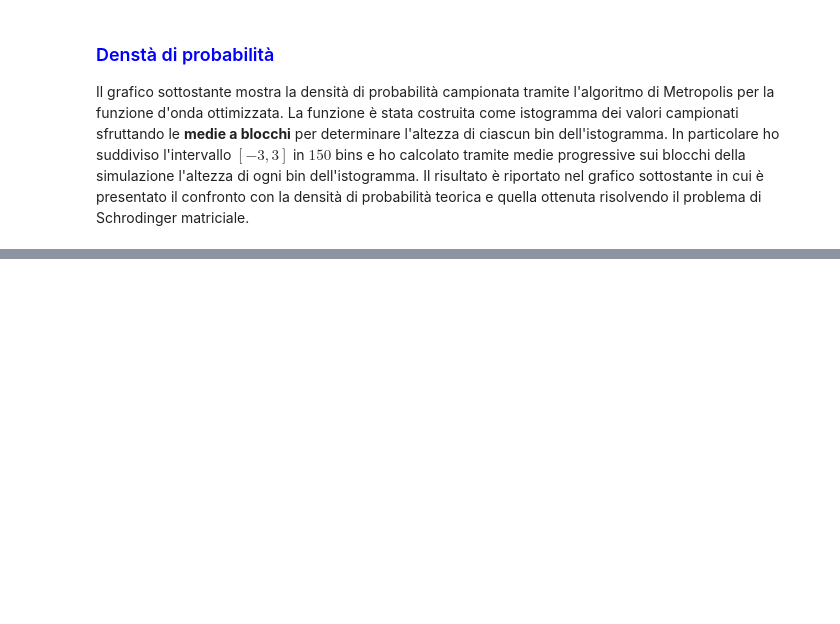
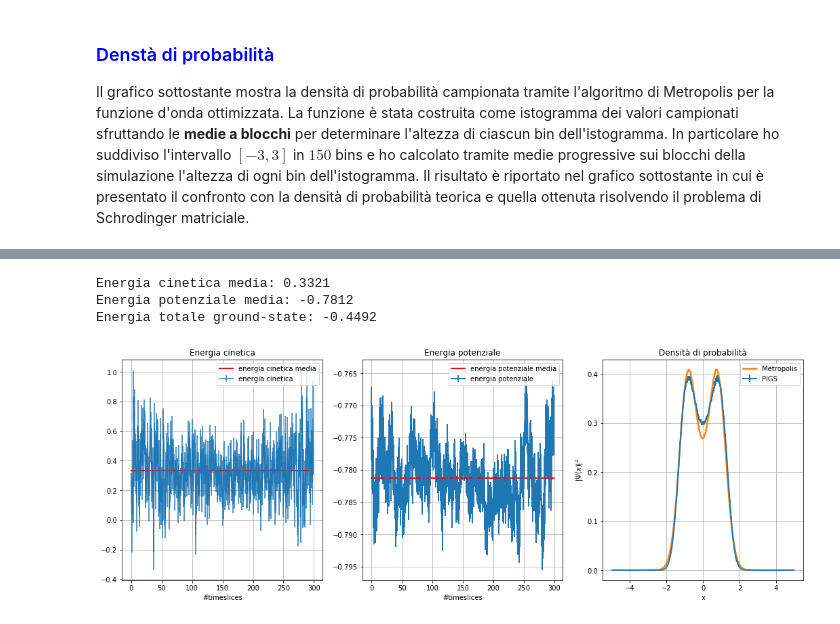
Before and after one commit to danidimic/NSL-exercise, a Jupyter notebook: LSN_Exercise_08/LSN_Exercise_08.ipynb, the cells around one changed output, grey strips where cells are left out. Saved outputs shown, nothing was run; the diff lists cells and outputs as text; code cells hidden in the pictures; blank space fills up the shorter version.

```diff
--- a/LSN_Exercise_08/LSN_Exercise_08.ipynb
+++ b/LSN_Exercise_08/LSN_Exercise_08.ipynb
@@ -181,0 +178,44 @@ plt.show()
+# %%
+#funzione d'onda Psi_trial
+t, E2, errE2 = np.loadtxt('Files/PIGS/Trial_kinetic.dat', unpack=True)
+t, V2, errV2 = np.loadtxt('Files/PIGS/Trial_potential.dat', unpack=True)
+x, psiTrial, errTrial = np.loadtxt('Files/PIGS/Trial_probability.dat', unpack=True)
+
+meanE2 = np.mean(E2)*t**0
+meanV2 = np.mean(V2)*t**0
+
+print("Energia cinetica media:", round(meanE2[0],4))
+print("Energia potenziale media:", round(meanV2[0],4))
+print("Energia totale ground-state:", round(meanE2[0]+meanV2[0],4))
+
+fig=plt.figure(figsize=(18,6))
+plt.subplot(131) #energia cinetica Psi_trial
+plt.errorbar(t, E2, yerr=errE2, label='energia cinetica')
+plt.plot(t, meanE2, c='red', lw=2, label='energia cinetica media')
+plt.title("Energia cinetica")
+plt.xlabel("#timeslices")
+plt.legend()
+plt.grid(True)
+
+plt.subplot(132) #energia potenziale Psi_trial
+plt.plot(t, meanV2, c='red', lw=2, label='energia potenziale media')
+plt.errorbar(t, V2, yerr=errV2, label='energia potenziale', lw=2)
+plt.title("Energia potenziale")
+plt.xlabel("#timeslices")
+plt.legend()
+plt.grid(True)
+
+plt.subplot(133) #probabilità Psi_trial
+plt.errorbar(x, psiTrial, yerr=errTrial, label='PIGS', lw=2)
+plt.plot(X, Psi2, label='Metropolis', lw=2.5)
+plt.title("Densità di probabilità")
+plt.xlabel("x")
+plt.ylabel("|$\Psi(x)|^2$")
+plt.legend()
+plt.grid(True)
+plt.show()
+# %% [output]
+Energia cinetica media: 0.3321
+Energia potenziale media: -0.7812
+Energia totale ground-state: -0.4492
+[figure, added]
```
Also changed, not shown: parts of 12 cells of this notebook, 30 other files.
